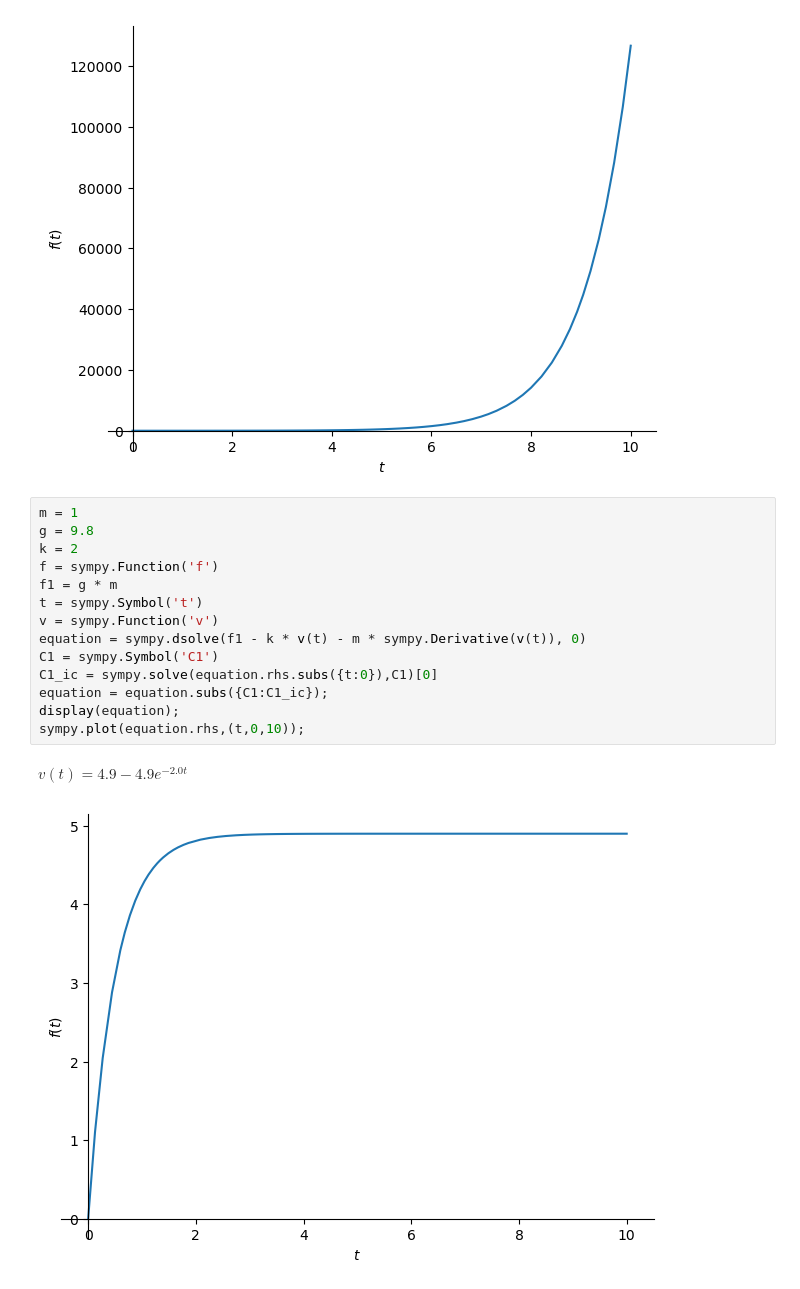
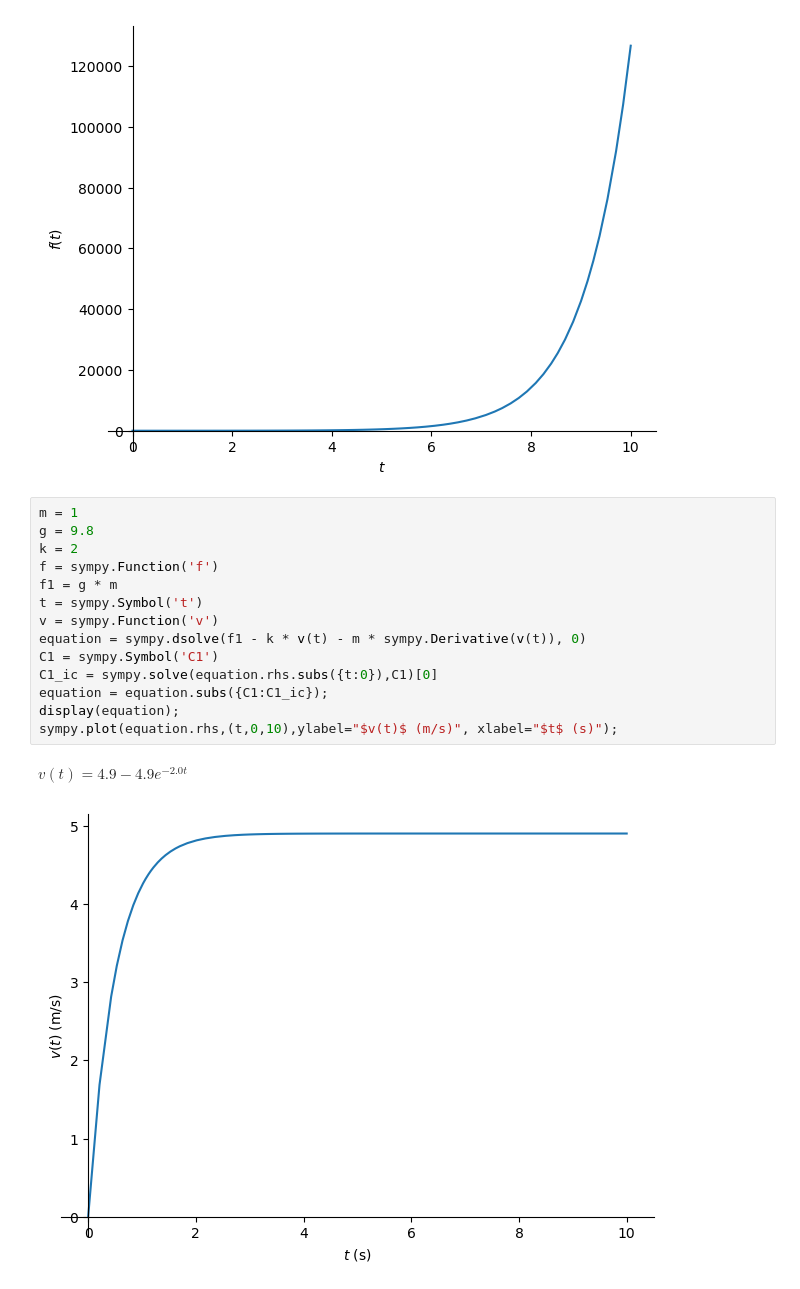
Before and after one commit to ethancsmith/math263-notes, a Jupyter notebook: Lectures/00-sympy-intro.ipynb, the cells around one changed output. Saved outputs shown, nothing was run; the diff lists cells and outputs as text.

```diff
--- a/Lectures/00-sympy-intro.ipynb
+++ b/Lectures/00-sympy-intro.ipynb
@@ -45,17 +51,17 @@ $\displaystyle y{\left(t \right)} = C_{2} e^{- t} + \left(C_{1} + \frac{t}{2}\ri
 # %%
 m = 1
 g = 9.8
 k = 2
 f = sympy.Function('f')
 f1 = g * m
 t = sympy.Symbol('t')
 v = sympy.Function('v')
 equation = sympy.dsolve(f1 - k * v(t) - m * sympy.Derivative(v(t)), 0)
 C1 = sympy.Symbol('C1')
 C1_ic = sympy.solve(equation.rhs.subs({t:0}),C1)[0]
 equation = equation.subs({C1:C1_ic});
 display(equation);
-sympy.plot(equation.rhs,(t,0,10));
+sympy.plot(equation.rhs,(t,0,10),ylabel="$v(t)$ (m/s)", xlabel="$t$ (s)");
 # %% [output]
 $\displaystyle v{\left(t \right)} = 4.9 - 4.9 e^{- 2.0 t}$
-[figure, old version]
+[figure, new version]
```
Also changed, not shown: parts of 7 cells of this notebook, 1 other file.
